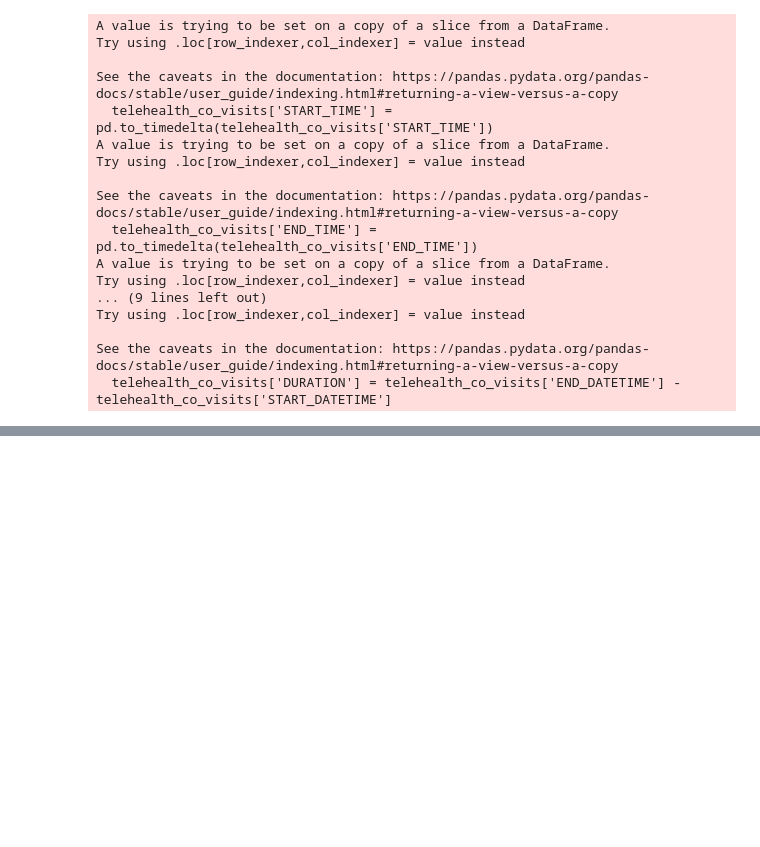
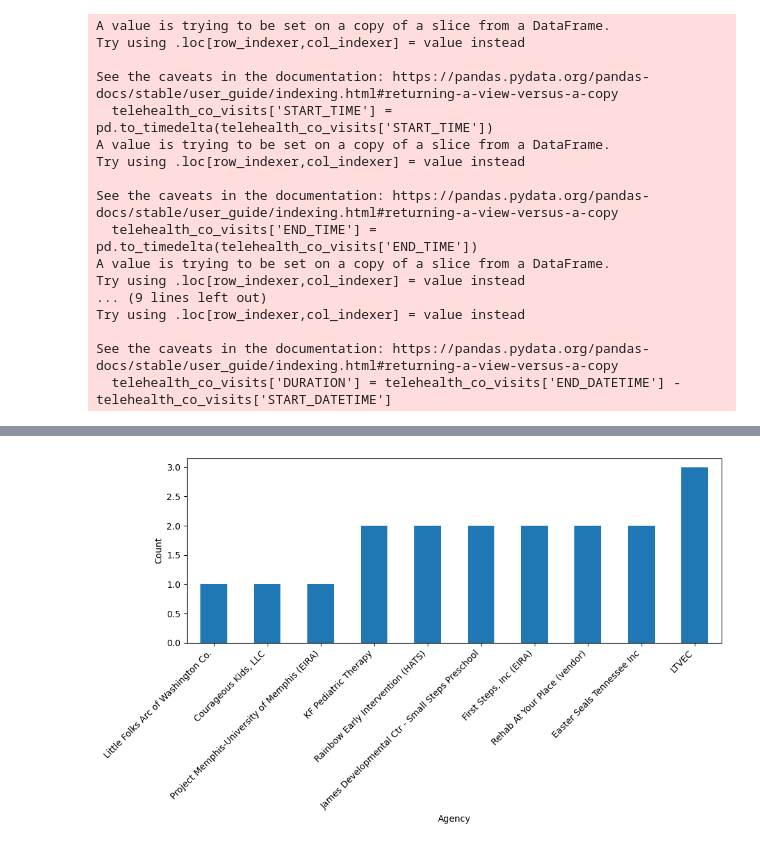
Before and after one commit to NSS-Data-Analytics-Cohort-8/teis_da8_1-should-pad-alytics, a Jupyter notebook: notebook/telehealth_analysis.ipynb, the cells around one changed output, grey strips where cells are left out. Drawn from its saved outputs; the diff is of its cells as text; code cells hidden in the pictures; blank space fills up the shorter version.

```diff
--- a/notebook/telehealth_analysis.ipynb
+++ b/notebook/telehealth_analysis.ipynb
@@ -220,0 +166,12 @@ See the caveats in the documentation: https://pandas.pydata.org/pandas-docs/stab
+# %%
+lowest_10_agencies = telehealth_co_visits['Agency Name'].value_counts().nsmallest(10)
+
+plt.figure(figsize=(10, 6))
+lowest_10_agencies.plot(kind='bar')
+plt.xlabel('Agency')
+plt.ylabel('Count')
+plt.xticks(rotation=45, ha='right')
+plt.tight_layout()
+plt.show()
+# %% [output]
+[figure, added]
```
Also changed, not shown: parts of 14 cells of this notebook.
